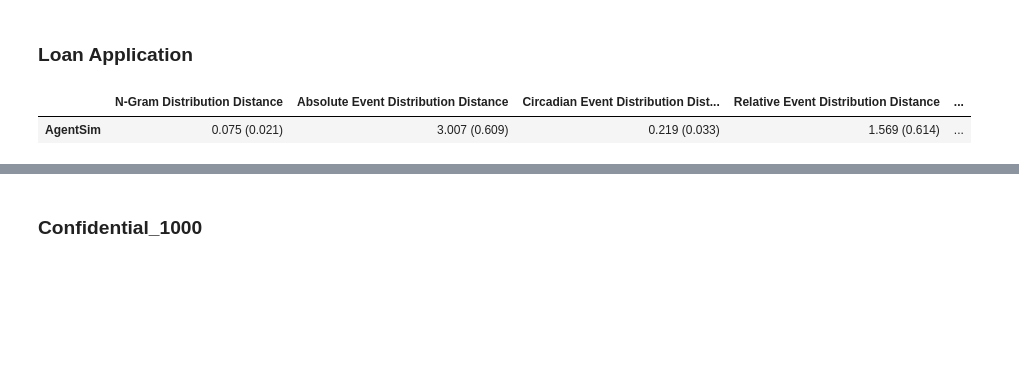
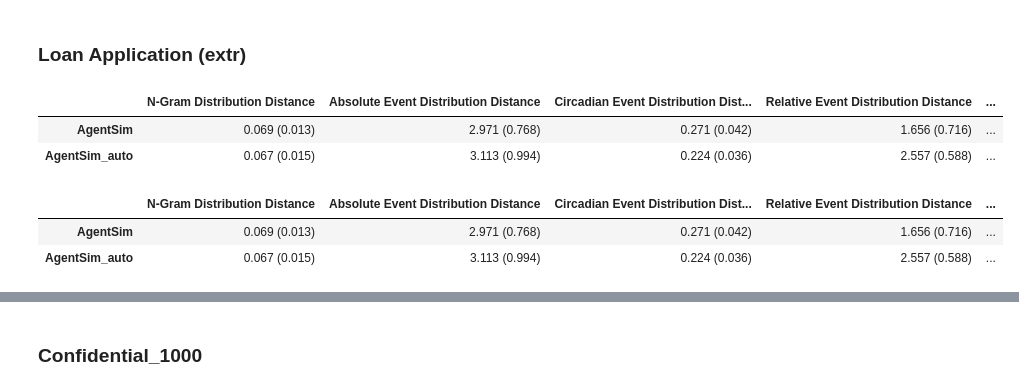
Before and after one commit to wekesaclinton/agentsimulator-bpm, a Jupyter notebook: analysis_notebooks/evaluation.ipynb, the cells around one changed output, grey strips where cells are left out. Drawn from its saved outputs; the diff is of its cells as text; code cells hidden in the pictures; blank space fills up the shorter version.

Commit message:
update AgentSimulator

```diff
--- a/analysis_notebooks/evaluation.ipynb
+++ b/analysis_notebooks/evaluation.ipynb
@@ -60,10 +62,10 @@ def align_column_names(df):
         df = df.rename(columns={'Resource': 'resource'})
     elif 'user' in df.columns:
         df = df.rename(columns={'user': 'resource'})
-    elif 'agent' in df.columns:
-        if 'resource' in df.columns:
-            df = df.drop(['resource'], axis=1)
-        df = df.rename(columns={'agent': 'resource'})
+    # elif 'agent' in df.columns:
+    #     if 'resource' in df.columns:
+    #         df = df.drop(['resource'], axis=1)
+    #     df = df.rename(columns={'agent': 'resource'})
     elif 'org:resource' in df.columns:
         df = df.rename(columns={'org:resource': 'resource'})
     if 'start_timestamp' in df.columns:
@@ -138,6 +214,9 @@ def main_(log_paths, name_experiments):
             )
             all_metrics['CTDD'].append(ctdd)
 
+            rtmd = transition_matrix_distance(test_log, simulated_log, 'case_id', 'resource')
+            all_metrics['RTMD'].append(rtmd)
+
         return all_metrics
 
     number_evaluations = len(log_paths)
@@ -171,6 +250,7 @@ def main_(log_paths, name_experiments):
             'CEDD': [],
             'REDD': [],
             'CTDD': [],
+            'RTMD': [],
         }
 
         all_metrics = perform_evauluation(all_metrics, PATH_SIMULATED_LOG, test_log)
@@ -181,7 +261,7 @@ def main_(log_paths, name_experiments):
         mean_results.loc[index_names[experiment], 'Circadian Event Distribution Distance'] = round(np.mean(all_metrics['CEDD']), 3)
         mean_results.loc[index_names[experiment], 'Relative Event Distribution Distance'] = round(np.mean(all_metrics['REDD']), 3)
         mean_results.loc[index_names[experiment], 'Cycle Time Distribution Distance'] = round(np.mean(all_metrics['CTDD']), 3)
-
+        mean_results.loc[index_names[experiment], 'Resource Transition Matrix Distance'] = round(np.mean(all_metrics['RTMD']), 3)
 
 
 
@@ -191,22 +271,47 @@ def main_(log_paths, name_experiments):
         results_df.loc[index_names[experiment], 'Circadian Event Distribution Distance'] = f"{round(np.mean(all_metrics['CEDD']), 3)} ({round(np.std(all_metrics['CEDD']), 3)})"
         results_df.loc[index_names[experiment], 'Relative Event Distribution Distance'] = f"{round(np.mean(all_metrics['REDD']), 3)} ({round(np.std(all_metrics['REDD']), 3)})"
         results_df.loc[index_names[experiment], 'Cycle Time Distribution Distance'] = f"{round(np.mean(all_metrics['CTDD']), 3)} ({round(np.std(all_metrics['CTDD']), 3)})"
-
+        results_df.loc[index_names[experiment], 'Resource Transition Matrix Distance'] = f"{round(np.mean(all_metrics['RTMD']), 3)} ({round(np.std(all_metrics['RTMD']), 3)})"
     return mean_results, results_df
 # %% [markdown]
-### Loan Application
+### Loan Application (extr)
 # %%
-PATH_TEST_LOG_MAS = '../simulated_data/LoanApp.csv/main_results/test_preprocessed.csv'
-PATH_SIMULATED_LOG_MAS = '../simulated_data/LoanApp.csv/main_results'
+PATH_TEST_LOG_MAS = '../simulated_data/LoanApp.csv/orchestrated/test_preprocessed.csv'
+PATH_SIMULATED_LOG_MAS = '../simulated_data/LoanApp.csv/orchestrated'
+
+PATH_TEST_LOG_MAS_auto = '../simulated_data/LoanApp.csv/autonomous/test_preprocessed.csv'
+PATH_SIMULATED_LOG_MAS_auto = '../simulated_data/LoanApp.csv/autonomous'
 
 log_paths = [
     [PATH_TEST_LOG_MAS, PATH_SIMULATED_LOG_MAS],
+    [PATH_TEST_LOG_MAS_auto, PATH_SIMULATED_LOG_MAS_auto],
 ]
 
-name_experiments = ['AgentSim']
+name_experiments = ['AgentSim', 'AgentSim_auto']
 
 mean_results, results_df = main_(log_paths, name_experiments)
 results_df
 # %% [output]
 |  | N-Gram Distribution Distance | Absolute Event Distribution Distance | Circadian Event Distribution Dist... | Relative Event Distribution Distance | ... |
-| AgentSim | 0.075 (0.021) | 3.007 (0.609) | 0.219 (0.033) | 1.569 (0.614) | ... |
+| AgentSim | 0.069 (0.013) | 2.971 (0.768) | 0.271 (0.042) | 1.656 (0.716) | ... |
+| AgentSim_auto | 0.067 (0.015) | 3.113 (0.994) | 0.224 (0.036) | 2.557 (0.588) | ... |
+# %%
+PATH_TEST_LOG_MAS = '../simulated_data/LoanApp.csv/orchestrated/test_preprocessed.csv'
+PATH_SIMULATED_LOG_MAS = '../simulated_data/LoanApp.csv/orchestrated'
+
+PATH_TEST_LOG_MAS_auto = '../simulated_data/LoanApp.csv/autonomous/test_preprocessed.csv'
+PATH_SIMULATED_LOG_MAS_auto = '../simulated_data/LoanApp.csv/autonomous'
+
+log_paths = [
+    [PATH_TEST_LOG_MAS, PATH_SIMULATED_LOG_MAS],
+    [PATH_TEST_LOG_MAS_auto, PATH_SIMULATED_LOG_MAS_auto],
+]
+
+name_experiments = ['AgentSim', 'AgentSim_auto']
+
+mean_results, results_df = main_(log_paths, name_experiments)
+results_df
+# %% [output]
+|  | N-Gram Distribution Distance | Absolute Event Distribution Distance | Circadian Event Distribution Dist... | Relative Event Distribution Distance | ... |
+| AgentSim | 0.069 (0.013) | 2.971 (0.768) | 0.271 (0.042) | 1.656 (0.716) | ... |
+| AgentSim_auto | 0.067 (0.015) | 3.113 (0.994) | 0.224 (0.036) | 2.557 (0.588) | ... |
```
Also changed, not shown: parts of 31 cells of this notebook, 6 other files.
